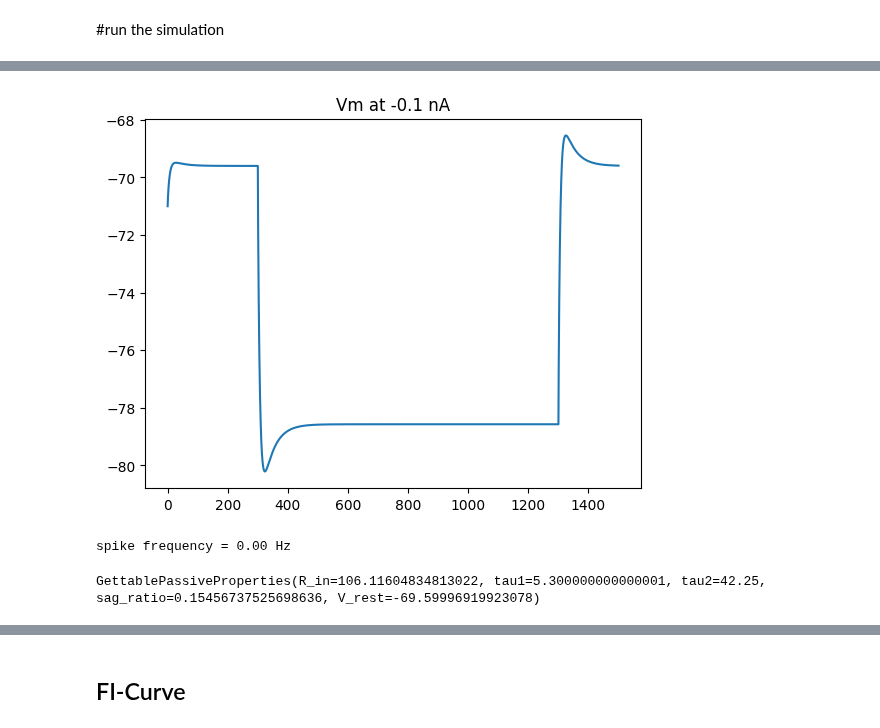
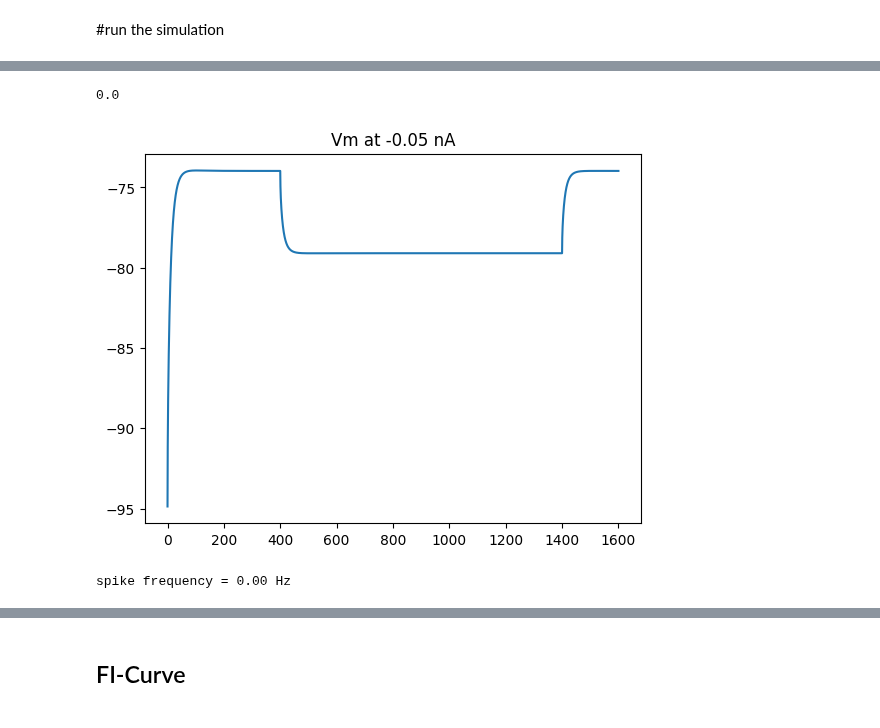
Before and after one commit to ddopp4877/single-cell-tuning, a Jupyter notebook: Segregated/test_cell.ipynb, the cells around one changed output, grey strips where cells are left out. Drawn from its saved outputs; the diff is of its cells as text; code cells hidden in the pictures.

```diff
--- a/Segregated/test_cell.ipynb
+++ b/Segregated/test_cell.ipynb
@@ -77,3 +113,18 @@ if you need additonal modfiles from a public repo, provide a list of the names o
+# %%
+import requests
+path = "https://raw.githubusercontent.com/cyneuro/single-cell-tuning/main/Segregated/modfiles"
+
+
+for filename in filenames:
+
+  url = os.path.join(path,filename)
+  response = requests.get(url)
+
+  if response.status_code == 200:
+      with open(os.path.join('modfiles',filename), 'w') as f:#assuming you are in work_dir and the mechanisms are in a folder called 'modflies'
+          f.write(response.text)
+  else:
+      print(f"Failed to download file: {response.status_code}")
 # %%
 import requests
 path = "https://raw.githubusercontent.com/yzerlaut/pv-sst-dendrites/main/detailed_model/mechanisms"
@@ -260,9 +329,9 @@ with open(config_filename, 'w') as file:
 # %%
 sim_params = {
                 'stim_amp': -0.1,
-                'stim_delay': 300,
+                'stim_delay': 400,
                 'stim_dur': 1000,
-                'h_tstop': 1500,
+                'h_tstop': 1600,
                 'h_dt': 0.025
                 }
 # %% [markdown]
@@ -316,35 +398,49 @@ def get_frequency(v,sim_params):
+# %%
+hobject = build_cell(soma_diam_multiplier)
+hobject.soma[0](0.5).Ih.g
+# %% [output]
+0.0
 # %%
 #modify simulation parameters if needed
-sim_params['stim_amp'] = -0.1
+sim_params['stim_amp'] = -0.05
 
 #rebuild the cell to make sure the set_simulation() is using the correct hobj
 #if using hoc call with the hoc filename and cell name
 
-soma_diam_multiplier = 2
+soma_diam_multiplier = 1.5
 hobject = build_cell(soma_diam_multiplier)
+hobject.dend[34].Ra = 1e9#remove branch that starts at sec 32
 #hobject = build_cell(soma_diam_multiplier,using_hoc=True,'HYPO_TEMPLATE.hoc','HYPO')
 
 # run the simulation
 h, stim = set_simulation(hobject,sim_params)
 v = h.Vector().record(hobject.soma[0](0.5)._ref_v)
+# v = h.Vector().record(hobject.soma[0](0.5).Ih._ref_ihcn)
+# v = h.Vector().record(hobject.dend[33](0)._ref_v)
 h.finitialize()
 h.run()
 
 #plot the result and display spike frequency
 V = v.as_numpy()
 T = np.arange(0,h.tstop+h.dt,h.dt)
 plt.plot(T,V)
 plt.title(f"Vm at {sim_params['stim_amp']} nA")
+V = v.as_numpy()
+# stim_start = int(sim_params['stim_delay']/h.dt)
+# stim_dur = int(sim_params['stim_dur']/h.dt)
+
+# stead_state_v = V[stim_start+stim_dur-10]
+# end_of_sag = int(stim_start + stim_dur*0.2)
+# minimum_v = np.min(V[stim_start:stim_start + end_of_sag])
+
+
+# plt.hlines(stead_state_v,0,1400,color='r',alpha = 0.5)
+# plt.hlines(minimum_v,0,1400,color='r',alpha = 0.5)
+# plt.xlim([400, 600])
+# plt.ylim([-150, -50])
 plt.show()
 
 print(f"spike frequency = {get_frequency(v,sim_params):.2f} Hz")
 # %% [output]
-[figure, old version]
+[figure, new version]
 spike frequency = 0.00 Hz
-# %%
-#find Rin, tau, sag ratio, and Vrest
-
-print(ACTPassiveModule.compute_gpp(v.as_numpy(), h.dt, sim_params['stim_delay'], 1295, sim_params['stim_amp']))
-# print(f"V-rest: {v.as_numpy()[sim_params['stim_dur']]}")
-# %% [output]
-GettablePassiveProperties(R_in=106.11604834813022, tau1=5.300000000000001, tau2=42.25, sag_ratio=0.15456737525698636, V_rest=-69.59996919923078)
```
Also changed, not shown: parts of 13 cells of this notebook.
